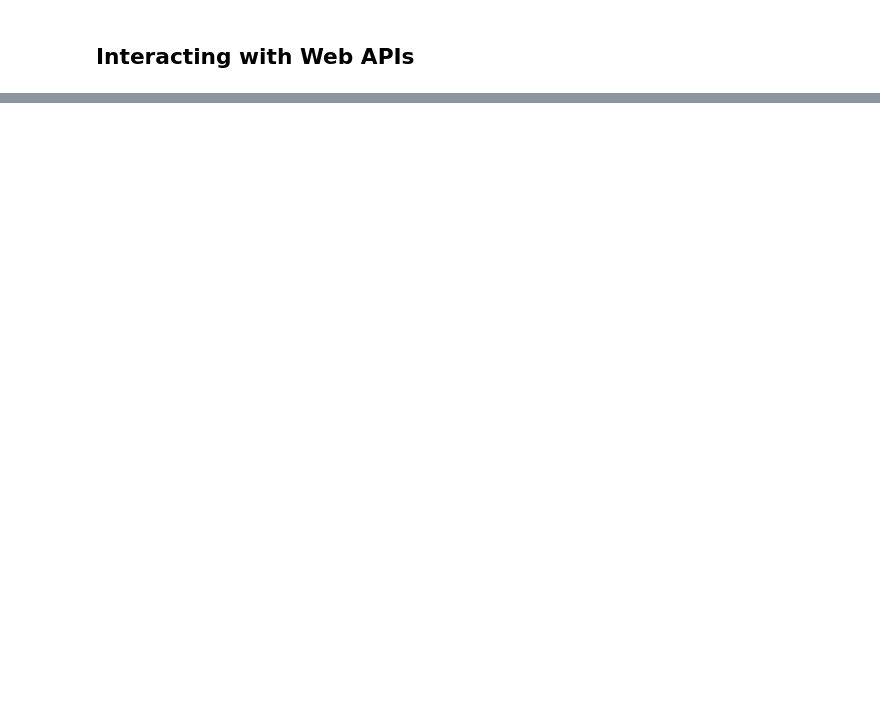
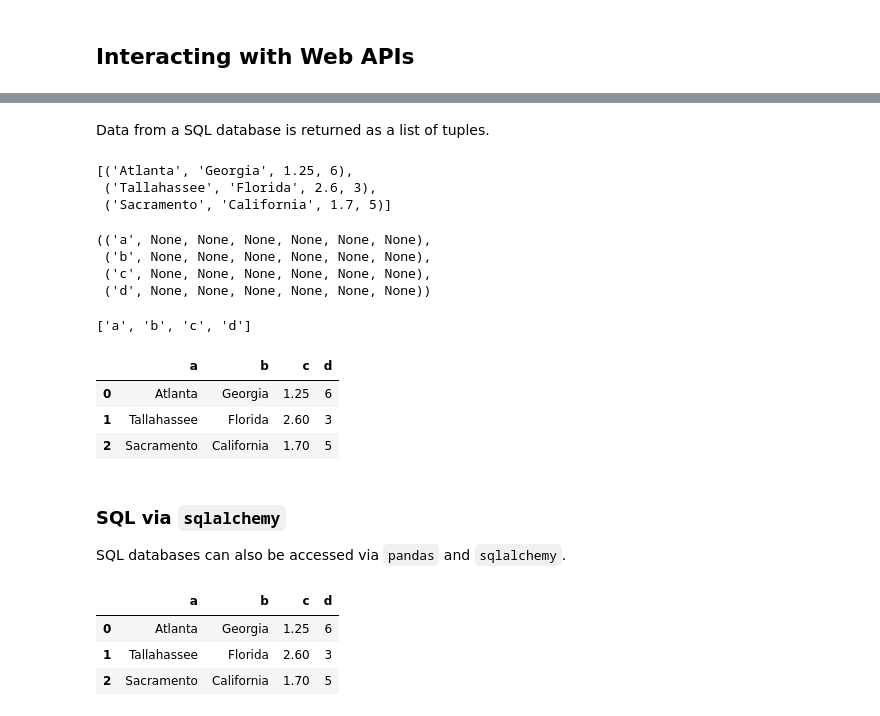
Before and after one commit to nghiaagent/2025-pydata-book, a Jupyter notebook: ipynb/chapter_6.ipynb, the cells around one changed output, grey strips where cells are left out. Saved outputs shown, nothing was run; the diff lists cells and outputs as text; code cells hidden in the pictures; blank space fills up the shorter version.

```diff
--- a/ipynb/chapter_6.ipynb
+++ b/ipynb/chapter_6.ipynb
@@ -679,0 +760,46 @@ Name: a, Length: 100, dtype: float64
+# %% [markdown]
+Data from a SQL database is returned as a list of tuples.
+# %%
+# Get data
+con = sqlite3.connect("../examples/mydata.sqlite")
+cursor = con.execute("SELECT * FROM test")
+
+# Data
+data = cursor.fetchall()
+
+# Descriptions
+desc = cursor.description
+
+# Close connection
+con.close()
+# %%
+# Show data
+data
+# %% [output]
+[('Atlanta', 'Georgia', 1.25, 6),
+ ('Tallahassee', 'Florida', 2.6, 3),
+ ('Sacramento', 'California', 1.7, 5)]
+# %%
+# Show descriptions
+desc
+# %% [output]
+(('a', None, None, None, None, None, None),
+ ('b', None, None, None, None, None, None),
+ ('c', None, None, None, None, None, None),
+ ('d', None, None, None, None, None, None))
+# %%
+# Extract relevant info (first element of each tuple)
+[column[0] for column in desc]
+# %% [output]
+['a', 'b', 'c', 'd']
+# %%
+# Use data and column names to create dataframe
+pd.DataFrame(data, columns=[column[0] for column in desc])
+# %% [output]
+|  | a | b | c | d |
+| 0 | Atlanta | Georgia | 1.25 | 6 |
+| 1 | Tallahassee | Florida | 2.60 | 3 |
+| 2 | Sacramento | California | 1.70 | 5 |
+# %% [markdown]
+### SQL via `sqlalchemy`
+SQL databases can also be accessed via `pandas` and `sqlalchemy`.
@@ -679,0 +810,8 @@ Name: a, Length: 100, dtype: float64
+# %%
+# Show data
+df
+# %% [output]
+|  | a | b | c | d |
+| 0 | Atlanta | Georgia | 1.25 | 6 |
+| 1 | Tallahassee | Florida | 2.60 | 3 |
+| 2 | Sacramento | California | 1.70 | 5 |
```
Also changed, not shown: parts of 13 cells of this notebook.
